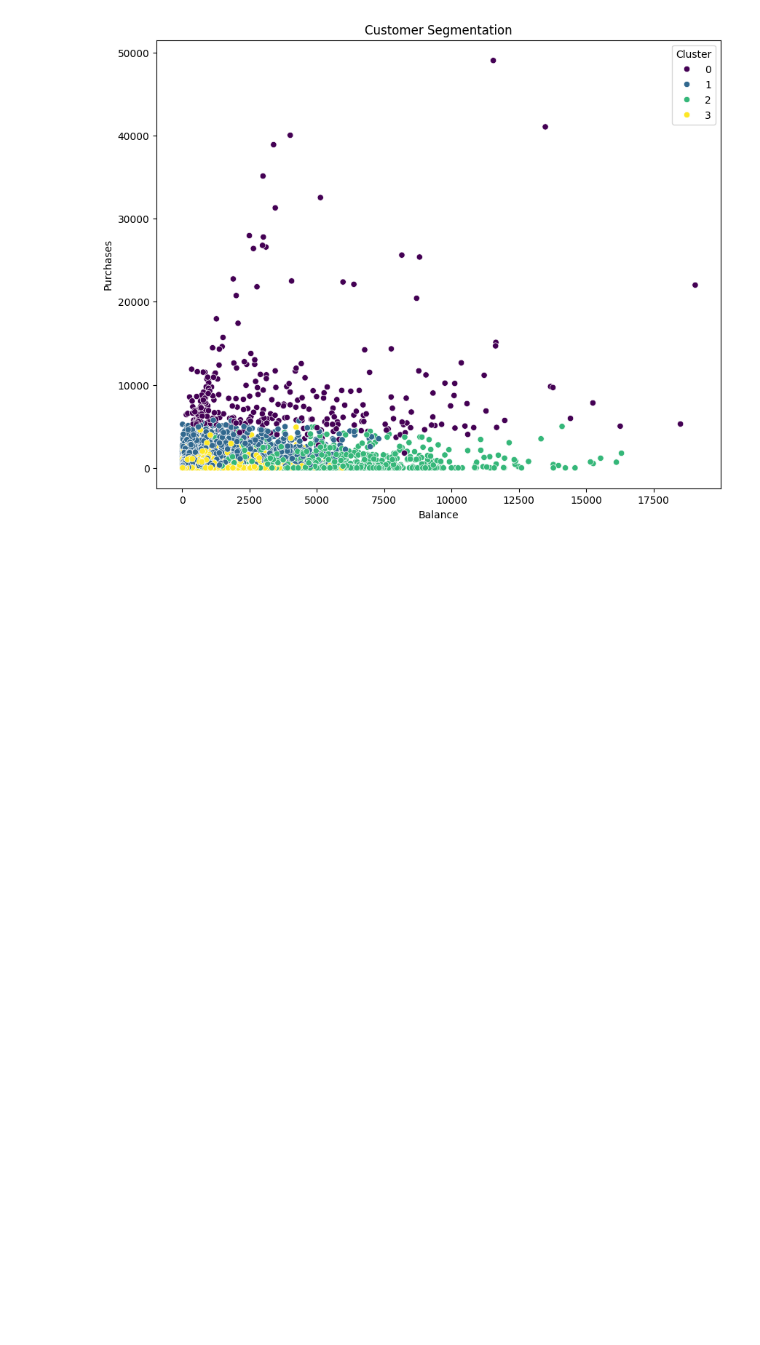
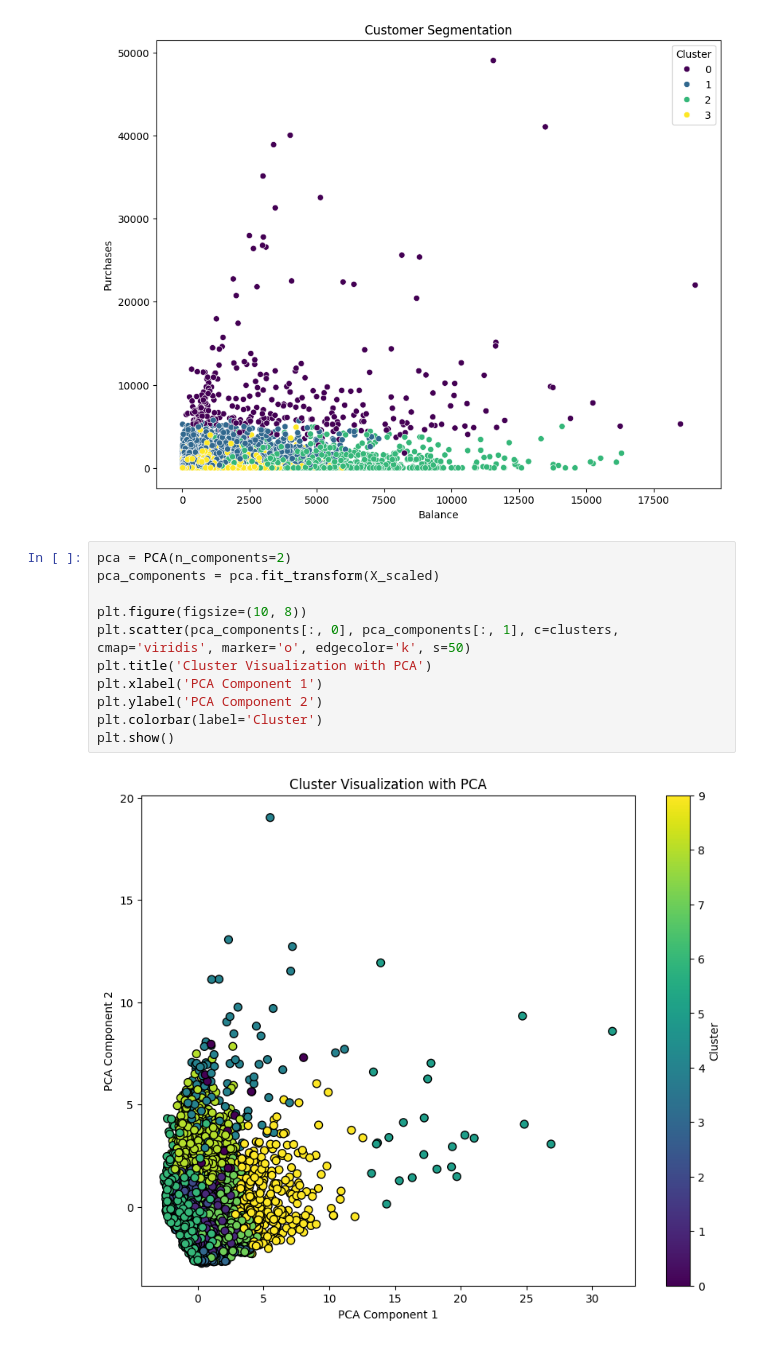
Before and after one commit to Cynthiachelangat/customersegmentation, a Jupyter notebook: bankclustering.ipynb, the cells around one changed output. Saved outputs shown, nothing was run; the diff lists cells and outputs as text; blank space fills up the shorter version.

```diff
--- a/bankclustering.ipynb
+++ b/bankclustering.ipynb
@@ -397,3 +441,16 @@ plt.legend(title='Cluster')
 plt.show()
 # %% [output]
 [figure]
+# %%
+pca = PCA(n_components=2)
+pca_components = pca.fit_transform(X_scaled)
+
+plt.figure(figsize=(10, 8))
+plt.scatter(pca_components[:, 0], pca_components[:, 1], c=clusters, cmap='viridis', marker='o', edgecolor='k', s=50)
+plt.title('Cluster Visualization with PCA')
+plt.xlabel('PCA Component 1')
+plt.ylabel('PCA Component 2')
+plt.colorbar(label='Cluster')
+plt.show()
+# %% [output]
+[figure, added]
```
Also changed, not shown: parts of 11 cells of this notebook.
